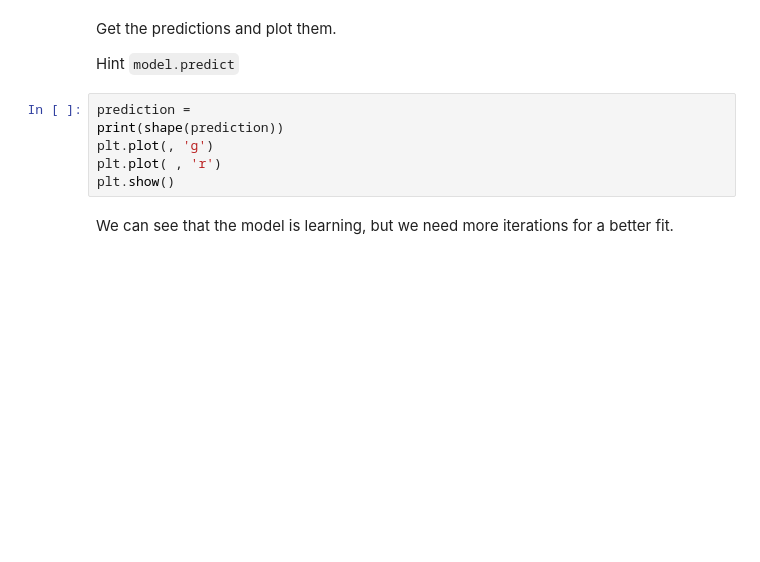
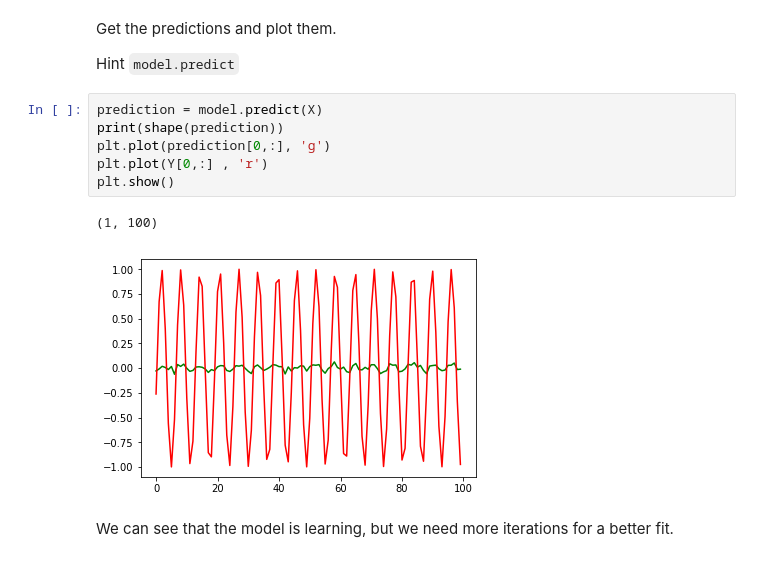
Before and after one commit to agnieska/ateliers-ml-2019, a Jupyter notebook: Semaine-12/keras_rnn_free_mywork.ipynb, the cells around one changed output. Saved outputs shown, nothing was run; the diff lists cells and outputs as text; blank space fills up the shorter version.

```diff
--- a/Semaine-12/keras_rnn_free_mywork.ipynb
+++ b/Semaine-12/keras_rnn_free_mywork.ipynb
@@ -260,11 +279,14 @@ Get the predictions and plot them.
 
 Hint `model.predict`
 # %%
-prediction =
+prediction = model.predict(X)
 print(shape(prediction))
-plt.plot(, 'g')
-plt.plot( , 'r')
+plt.plot(prediction[0,:], 'g')
+plt.plot(Y[0,:] , 'r')
 plt.show()
+# %% [output]
+(1, 100)
+[figure, added]
 # %% [markdown]
 We can see that the model is learning, but we need more iterations for a better fit.
 # %% [markdown]
```
Also changed, not shown: parts of 3 cells of this notebook.
